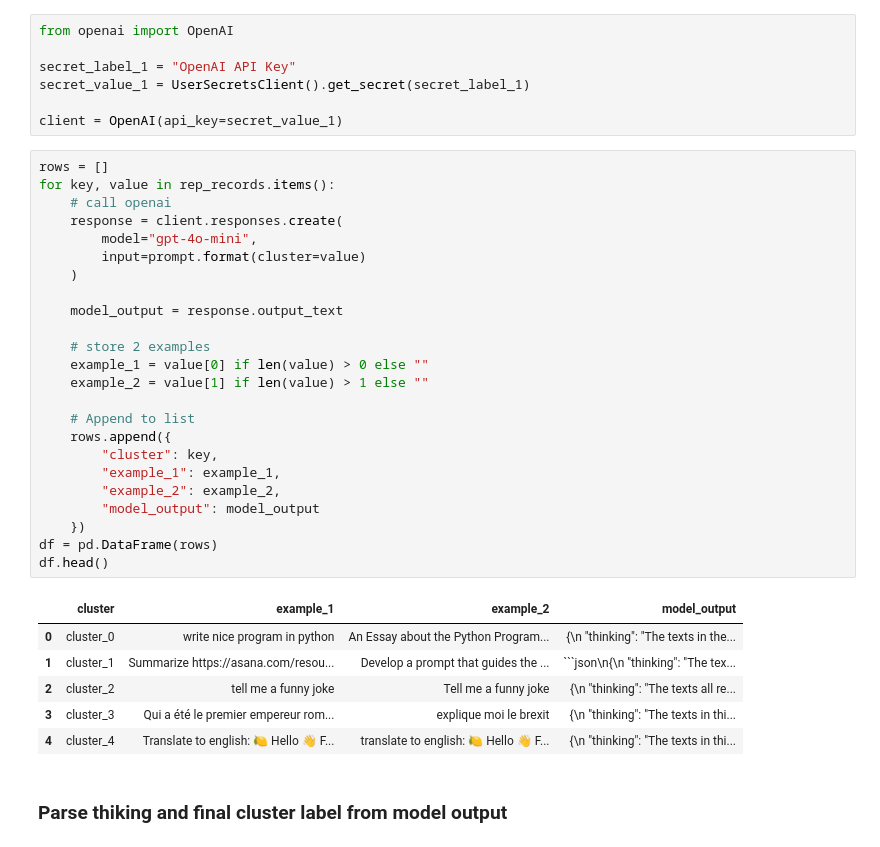
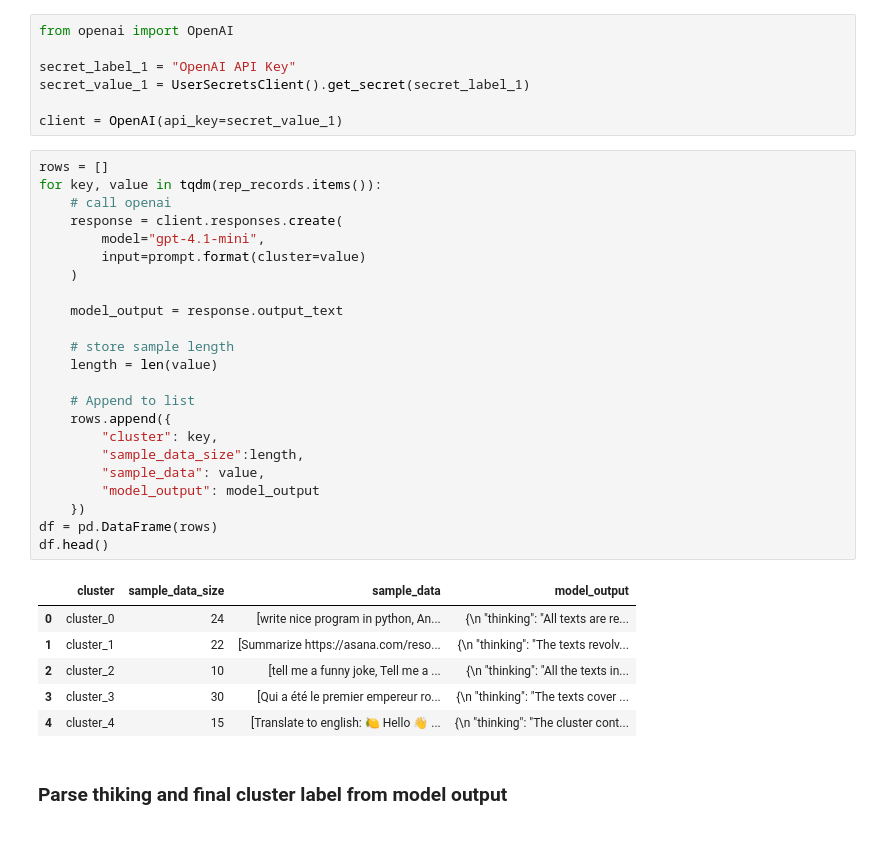
Before and after one commit to denniscodesclean/embedding-cluster-labeling, a Jupyter notebook: bert-clustering.ipynb, the cells around one changed output. Drawn from its saved outputs; the diff is of its cells as text.

````diff
--- a/bert-clustering.ipynb
+++ b/bert-clustering.ipynb
@@ -243,35 +260,34 @@ secret_value_1 = UserSecretsClient().get_secret(secret_label_1)
 client = OpenAI(api_key=secret_value_1)
 # %%
 rows = []
-for key, value in rep_records.items():
+for key, value in tqdm(rep_records.items()):
     # call openai
     response = client.responses.create(
-        model="gpt-4o-mini",
+        model="gpt-4.1-mini",
         input=prompt.format(cluster=value)
     )
 
     model_output = response.output_text
 
-    # store 2 examples
-    example_1 = value[0] if len(value) > 0 else ""
-    example_2 = value[1] if len(value) > 1 else ""
+    # store sample length
+    length = len(value)
 
     # Append to list
     rows.append({
         "cluster": key,
-        "example_1": example_1,
-        "example_2": example_2,
+        "sample_data_size":length,
+        "sample_data": value,
         "model_output": model_output
     })
 df = pd.DataFrame(rows)
 df.head()
 # %% [output]
-|  | cluster | example_1 | example_2 | model_output |
-| 0 | cluster_0 | write nice program in python | An Essay about the Python Program... | {\n "thinking": "The texts in the... |
-| 1 | cluster_1 | Summarize https://asana.com/resou... | Develop a prompt that guides the ... | ```json\n{\n "thinking": "The tex... |
-| 2 | cluster_2 | tell me a funny joke | Tell me a funny joke | {\n "thinking": "The texts all re... |
-| 3 | cluster_3 | Qui a été le premier empereur rom... | explique moi le brexit | {\n "thinking": "The texts in thi... |
-| 4 | cluster_4 | Translate to english: 🍋 Hello 👋 F... | translate to english: 🍋 Hello 👋 F... | {\n "thinking": "The texts in thi... |
+|  | cluster | sample_data_size | sample_data | model_output |
+| 0 | cluster_0 | 24 | [write nice program in python, An... | {\n "thinking": "All texts are re... |
+| 1 | cluster_1 | 22 | [Summarize https://asana.com/reso... | {\n "thinking": "The texts revolv... |
+| 2 | cluster_2 | 10 | [tell me a funny joke, Tell me a ... | {\n "thinking": "All the texts in... |
+| 3 | cluster_3 | 30 | [Qui a été le premier empereur ro... | {\n "thinking": "The texts cover ... |
+| 4 | cluster_4 | 15 | [Translate to english: 🍋 Hello 👋 ... | {\n "thinking": "The cluster cont... |
 # %% [markdown]
 ### Parse thiking and final cluster label from model output
 # %%
````
Also changed, not shown: parts of 10 cells of this notebook, 1 other file.
